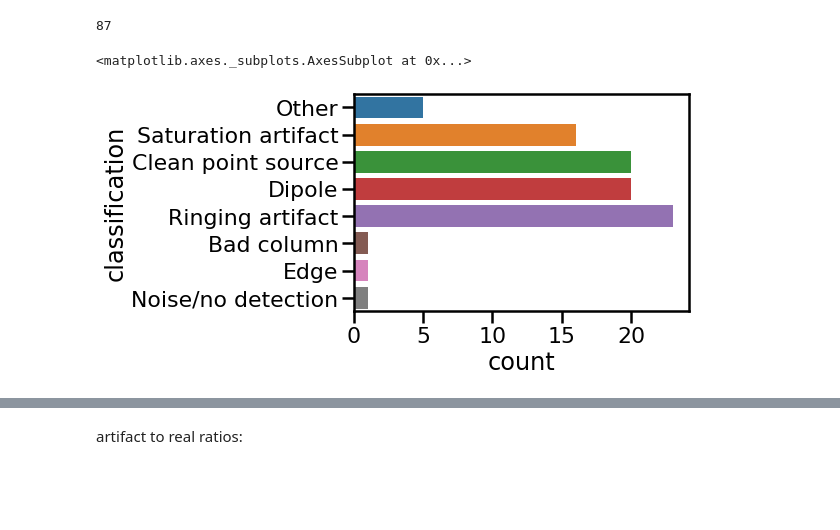
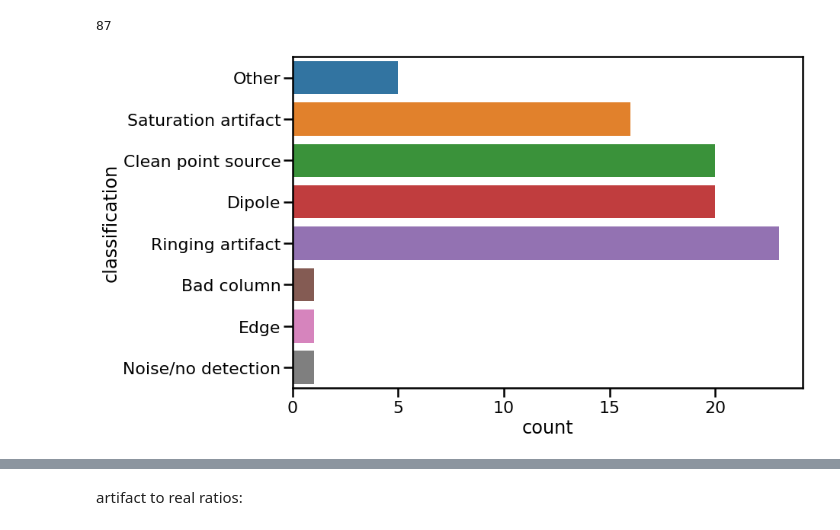
Before and after one commit to lsst/alert_packet, a Jupyter notebook: examples/zooniverse_analysis.ipynb, the cells around one changed output, grey strips where cells are left out. Cells and saved outputs as stored; diff of their text form; code cells hidden in the pictures; blank space fills up the shorter version.

```diff
--- a/examples/zooniverse_analysis.ipynb
+++ b/examples/zooniverse_analysis.ipynb
@@ -193,7 +243,9 @@ np.sum(wsnrgt6)
 # %% [output]
 87
 # %%
+plt.figure(figsize=(12,8))
+
 sns.countplot(data=diaSources.loc[wsnrgt6,:],y='classification')
+plt.savefig(f'fig/{dataset}/classification_summary_6sigma.png', bbox_inches='tight')
 # %% [output]
-<matplotlib.axes._subplots.AxesSubplot at 0x...>
-[figure, old version]
+[figure, new version]
```
Also changed, not shown: parts of 12 cells of this notebook, 1 other file.
